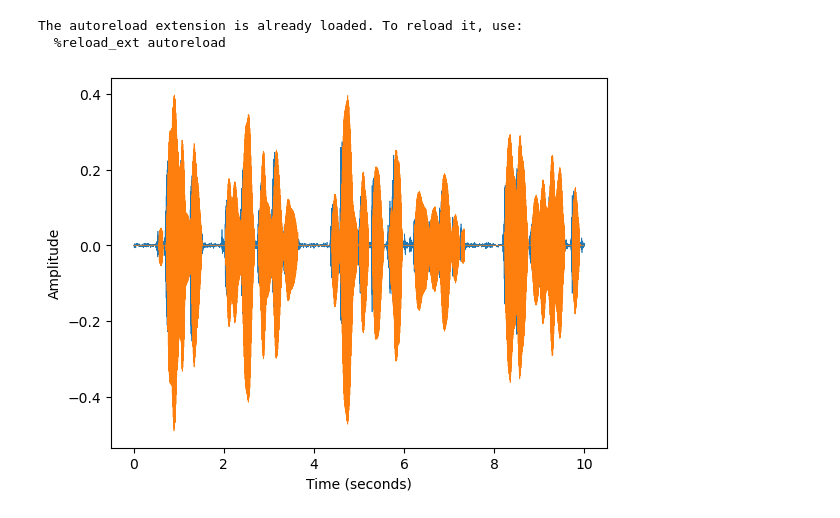
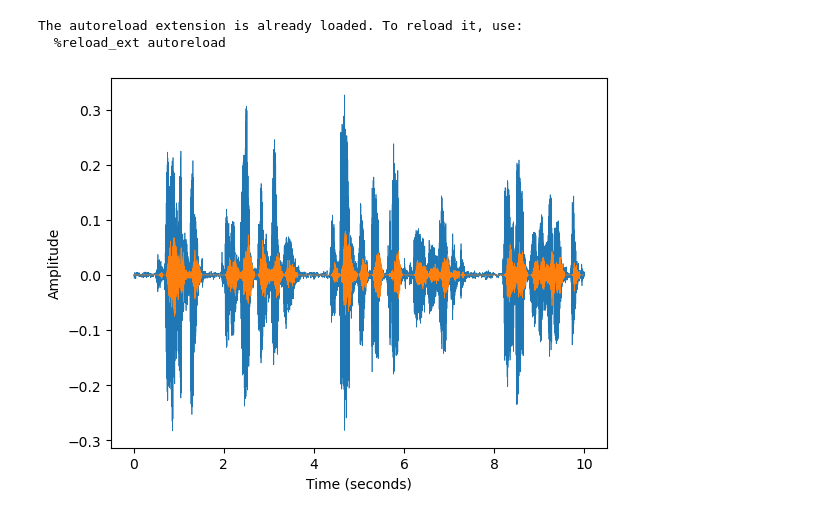
Before and after one commit to maxsolomonhenry/mbe, a Jupyter notebook: main.ipynb, the cells around one changed output. Saved outputs shown, nothing was run; the diff lists cells and outputs as text; code cells hidden in the pictures.

```diff
--- a/main.ipynb
+++ b/main.ipynb
@@ -25,7 +25,7 @@ block_size = 2048
 
 frame_size = 512
 num_overlap = 4
-num_partials = 6
+num_partials = 30
 
 buffer = mbe.Mbe(frame_size, num_overlap, num_partials, sr)
 
@@ -35,33 +35,33 @@ y = []
 p_in = 0
 p_out = p_in + block_size
 for i in range(num_blocks):
     block = x[p_in:p_out].copy()
 
     block = buffer.process_block(block)
 
     y.append(block)
 
     p_in += block_size
     p_out += block_size
 
 y = np.concatenate(y)
 
 plot_signal(x, sr)
 plot_signal(y, sr)
 plt.show()
 
 ipd.display(ipd.Audio(x, rate=sr))
 ipd.display(ipd.Audio(y, rate=sr))
 
 f0_prediction = buffer.get_debug()
 
 if not f0_prediction.size == 0:
     plt.plot(f0_prediction)
     y += mbe.util.synthesize_f0(f0_prediction, sr / (frame_size / num_overlap), sr)
     ipd.display(ipd.Audio(y, rate=sr))
 
 plt.show()
 # %% [output]
-[figure, old version]
+[figure, new version]
 [interactive output not drawn]
 [interactive output not drawn]
```
Also changed, not shown: 3 other files.
